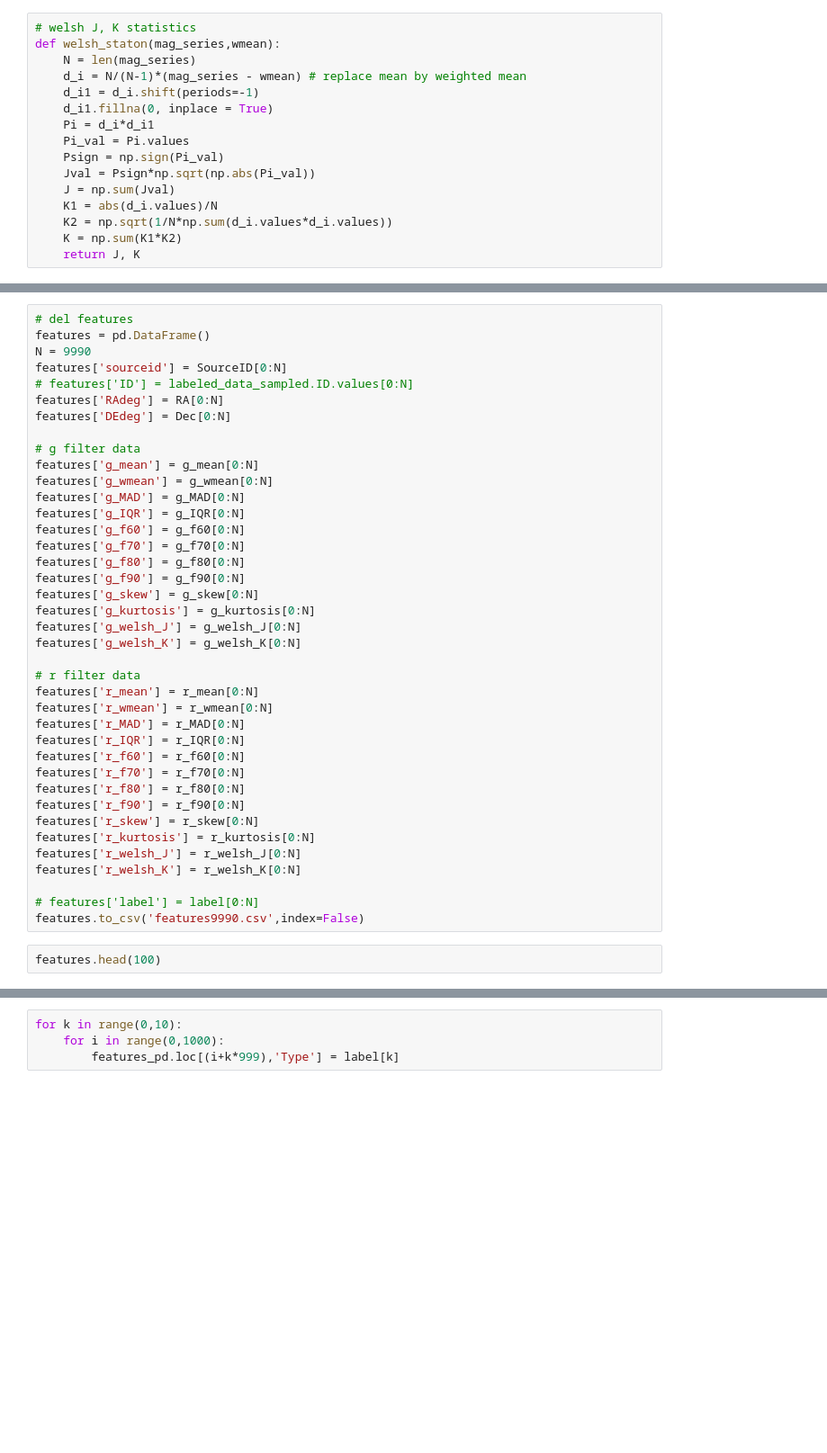
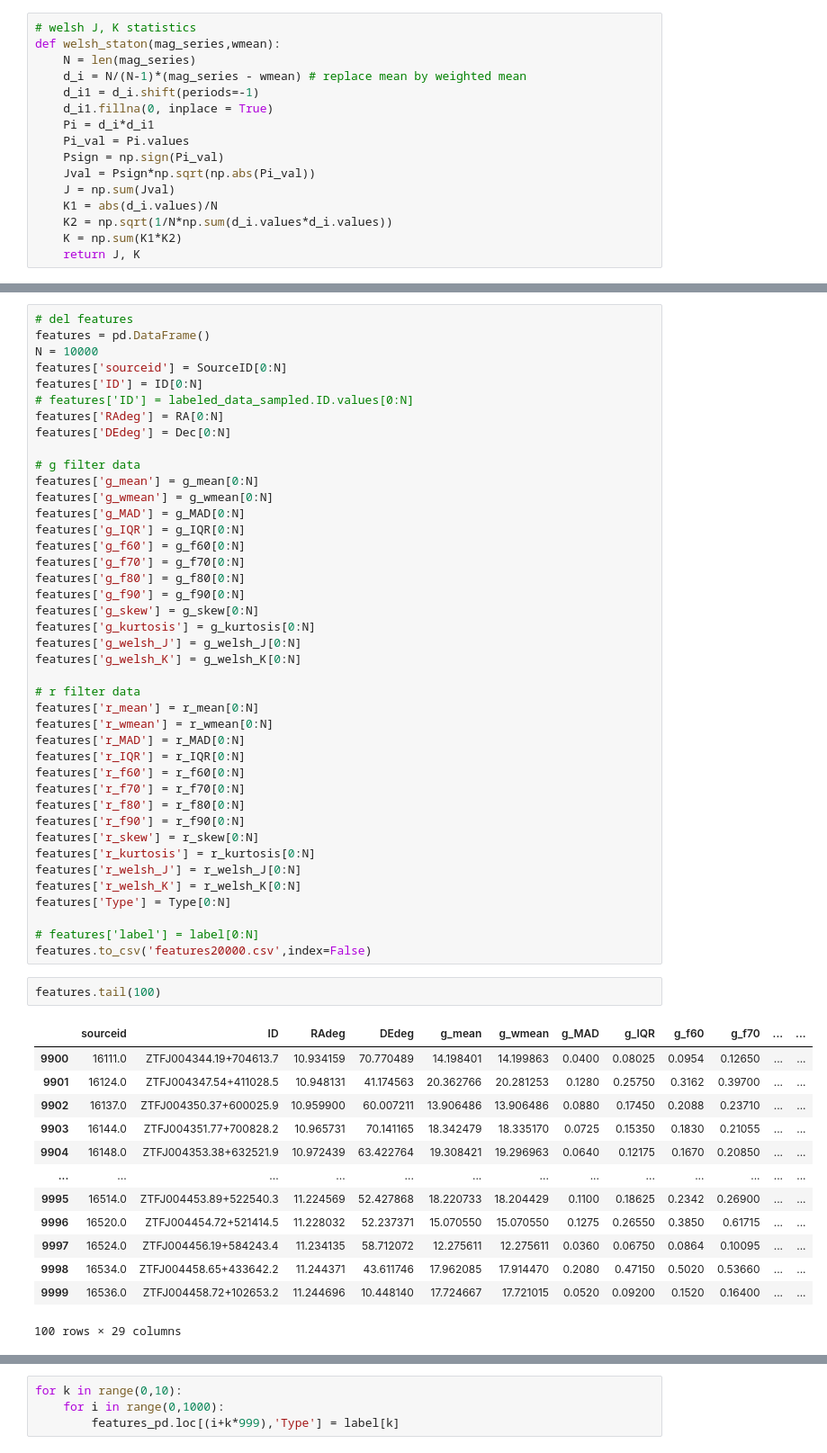
Before and after one commit to truptimr/UCSD-MLE-ZTF, a Jupyter notebook: FeaturesFromXiaoDianLC.ipynb, the cells around one changed output, grey strips where cells are left out. Shown at 90% size. Drawn from its saved outputs; the diff is of its cells as text; blank space fills up the shorter version.

```diff
--- a/FeaturesFromXiaoDianLC.ipynb
+++ b/FeaturesFromXiaoDianLC.ipynb
@@ -203,8 +227,9 @@ NameError: name 'lc' is not defined
 # %%
 # del features
 features = pd.DataFrame()
-N = 9990
+N = 10000
 features['sourceid'] = SourceID[0:N]
+features['ID'] = ID[0:N]
 # features['ID'] = labeled_data_sampled.ID.values[0:N]
 features['RAdeg'] = RA[0:N]
 features['DEdeg'] = Dec[0:N]
@@ -236,9 +261,24 @@ features['r_skew'] = r_skew[0:N]
 features['r_kurtosis'] = r_kurtosis[0:N]
 features['r_welsh_J'] = r_welsh_J[0:N]
 features['r_welsh_K'] = r_welsh_K[0:N]
+features['Type'] = Type[0:N]
 
 # features['label'] = label[0:N]
-features.to_csv('features9990.csv',index=False)
+features.to_csv('features20000.csv',index=False)
 # %%
-features.head(100)
+features.tail(100)
+# %% [output]
+|  | sourceid | ID | RAdeg | DEdeg | g_mean | g_wmean | g_MAD | g_IQR | g_f60 | g_f70 | ... | ... |
+| 9900 | 16111.0 | ZTFJ004344.19+704613.7 | 10.934159 | 70.770489 | 14.198401 | 14.199863 | 0.0400 | 0.08025 | 0.0954 | 0.12650 | ... | ... |
+| 9901 | 16124.0 | ZTFJ004347.54+411028.5 | 10.948131 | 41.174563 | 20.362766 | 20.281253 | 0.1280 | 0.25750 | 0.3162 | 0.39700 | ... | ... |
+| 9902 | 16137.0 | ZTFJ004350.37+600025.9 | 10.959900 | 60.007211 | 13.906486 | 13.906486 | 0.0880 | 0.17450 | 0.2088 | 0.23710 | ... | ... |
+| 9903 | 16144.0 | ZTFJ004351.77+700828.2 | 10.965731 | 70.141165 | 18.342479 | 18.335170 | 0.0725 | 0.15350 | 0.1830 | 0.21055 | ... | ... |
+| 9904 | 16148.0 | ZTFJ004353.38+632521.9 | 10.972439 | 63.422764 | 19.308421 | 19.296963 | 0.0640 | 0.12175 | 0.1670 | 0.20850 | ... | ... |
+| ... | ... | ... | ... | ... | ... | ... | ... | ... | ... | ... | ... | ... |
+| 9995 | 16514.0 | ZTFJ004453.89+522540.3 | 11.224569 | 52.427868 | 18.220733 | 18.204429 | 0.1100 | 0.18625 | 0.2342 | 0.26900 | ... | ... |
+| 9996 | 16520.0 | ZTFJ004454.72+521414.5 | 11.228032 | 52.237371 | 15.070550 | 15.070550 | 0.1275 | 0.26550 | 0.3850 | 0.61715 | ... | ... |
+| 9997 | 16524.0 | ZTFJ004456.19+584243.4 | 11.234135 | 58.712072 | 12.275611 | 12.275611 | 0.0360 | 0.06750 | 0.0864 | 0.10095 | ... | ... |
+| 9998 | 16534.0 | ZTFJ004458.65+433642.2 | 11.244371 | 43.611746 | 17.962085 | 17.914470 | 0.2080 | 0.47150 | 0.5020 | 0.53660 | ... | ... |
+| 9999 | 16536.0 | ZTFJ004458.72+102653.2 | 11.244696 | 10.448140 | 17.724667 | 17.721015 | 0.0520 | 0.09200 | 0.1520 | 0.16400 | ... | ... |
+100 rows × 29 columns
 # %%
```
Also changed, not shown: parts of 7 cells of this notebook, 1 other file.
